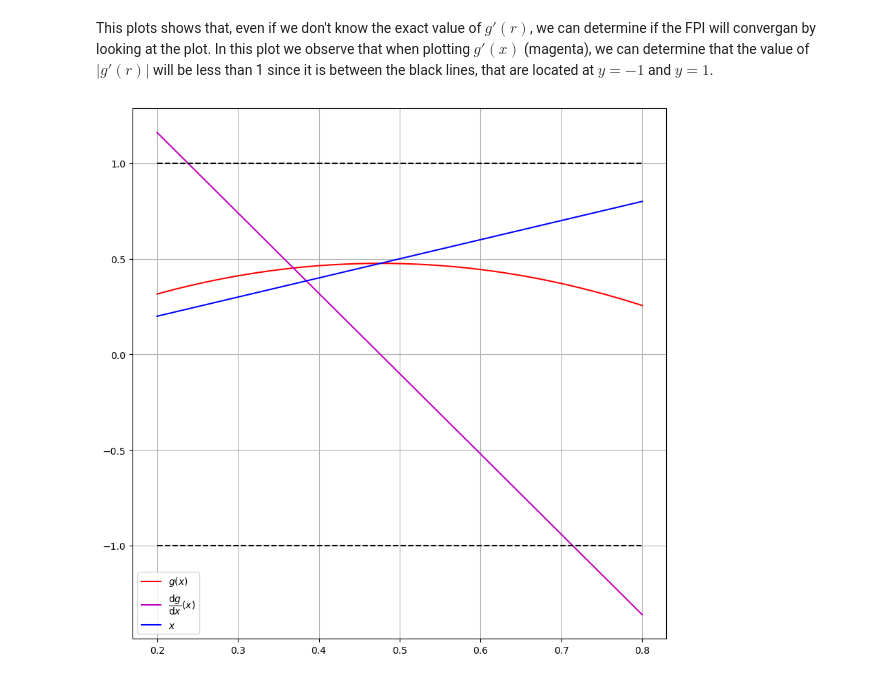
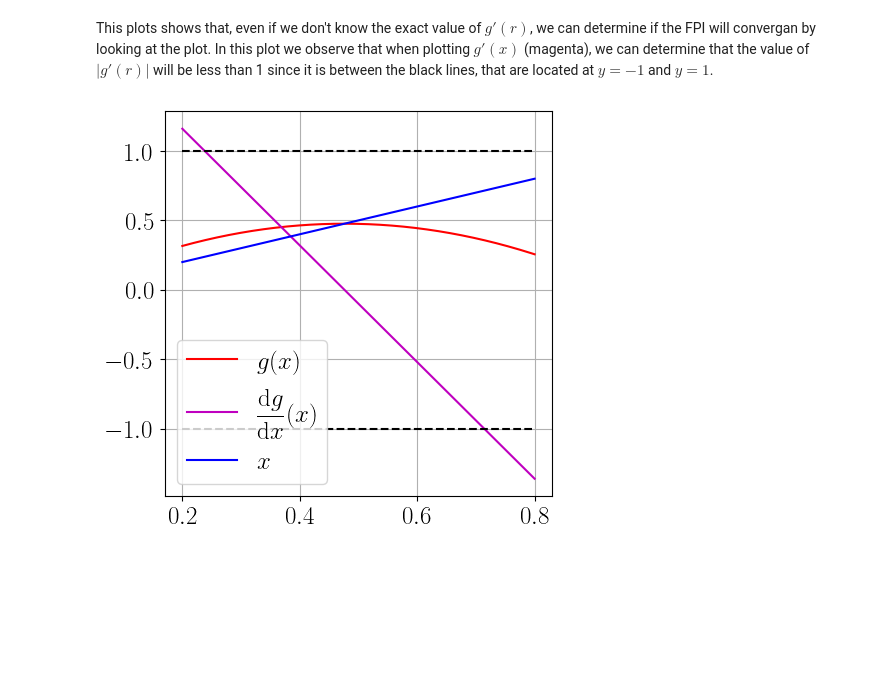
Before and after one commit to tclaudioe/Scientific-Computing-V3, a Jupyter notebook: 03_roots_of_1D_functions.ipynb, the cells around one changed output. Cells and saved outputs as stored; diff of their text form; code cells hidden in the pictures; blank space fills up the shorter version.

```diff
--- a/03_roots_of_1D_functions.ipynb
+++ b/03_roots_of_1D_functions.ipynb
@@ -43,6 +65,7 @@ sym.init_printing()
 from scipy import optimize # type: ignore
 import pandas as pd # type: ignore
 pd.set_option("display.colheader_justify","center")
+pd.set_option('display.width', 5)
 pd.options.display.float_format = '{:.10f}'.format
 
 from colorama import Fore, Back, Style # type: ignore
@@ -51,6 +74,13 @@ from colorama import Fore, Back, Style # type: ignore
 # Style: DIM, NORMAL, BRIGHT, RESET_ALL
 textBold = lambda x: Style.BRIGHT+x+Style.RESET_ALL
 textBoldH = lambda x: Style.BRIGHT+Back.YELLOW+x+Style.RESET_ALL
+
+plt.rcParams.update({
+        "text.usetex": True,
+        "font.family": "sans-serif",
+        "font.sans-serif": "Helvetica",
+        "font.size": 18,
+    })
 # %% [markdown]
 <div id='intro' />
 
@@ -246,7 +283,7 @@ def cobweb(x,g=None):
     min_x = np.amin(x)
     max_x = np.amax(x)
 
-    plt.figure(figsize=(10,10))
+    plt.figure(figsize=(5,5))
     ax = plt.axes()
     plt.plot(np.array([min_x,max_x]),np.array([min_x,max_x]),'b-')
     for i in np.arange(x.size-1):
@@ -260,7 +297,7 @@ def cobweb(x,g=None):
         y = np.linspace(min_x,max_x,1000)
         plt.plot(y,g(y),'r')
 
-    plt.title('Cobweb diagram')
+    plt.title(r'$\mathrm{Cobweb\,diagram}$')
     plt.grid(True)
     plt.show()
 
@@ -832,14 +933,14 @@ This plots shows that, even if we don't know the exact value of $g'(r)$, we can
 In this plot we observe that when plotting $g'(x)$ (magenta), we can determine that the value of $|g'(r)|$ will be less than 1 since it is between the black lines, that are located at $y=-1$ and $y=1$.
 # %%
 xx=np.linspace(0.2,0.8,1000)
-plt.figure(figsize=(10,10))
+plt.figure(figsize=(5,5))
 plt.plot(xx,g(xx),'r-',label=r'$g(x)$')
-plt.plot(xx,gp(xx),'m-',label=r'$\dfrac{\mathrm{d} g}{\mathrm{d}x}(x)$')
+plt.plot(xx,gp(xx),'m-',label=r'$\displaystyle\frac{\mathrm{d} g}{\mathrm{d}x}(x)$')
 plt.plot(xx,xx,'b-',label=r'$x$')
 plt.plot(xx,0*xx+1,'k--')
 plt.plot(xx,0*xx-1,'k--')
-plt.legend(loc='best')
+plt.legend(loc='lower left')
 plt.grid()
 plt.show()
 # %% [output]
-[figure, old version]
+[figure, new version]
```
Also changed, not shown: parts of 18 cells of this notebook.
